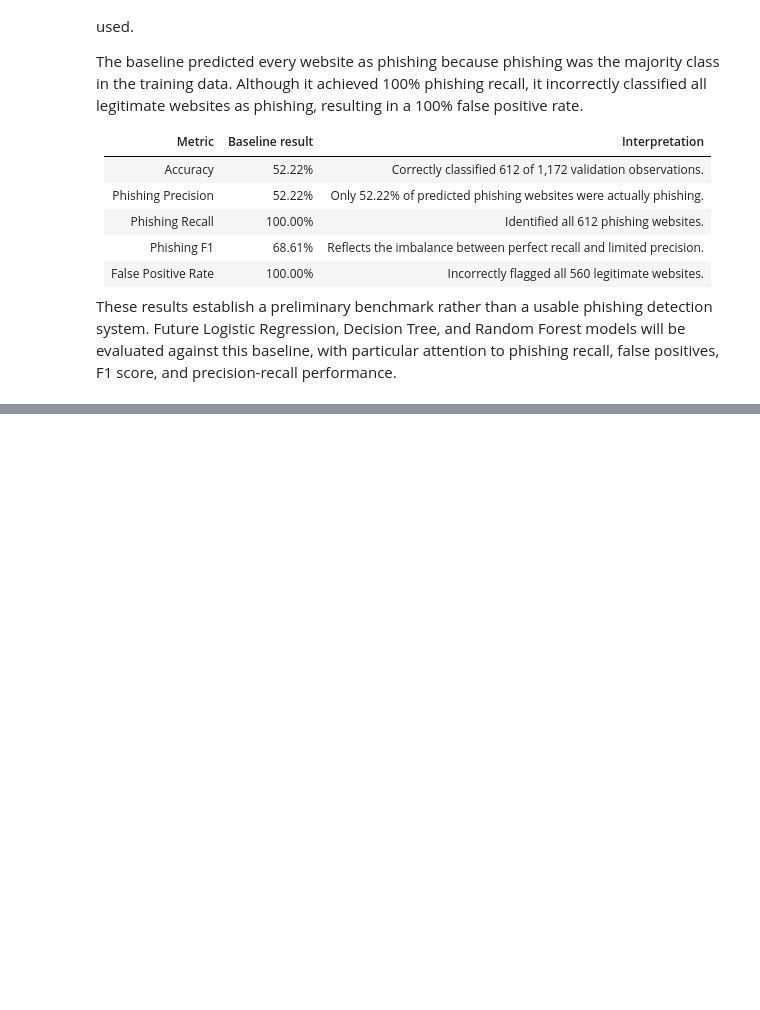
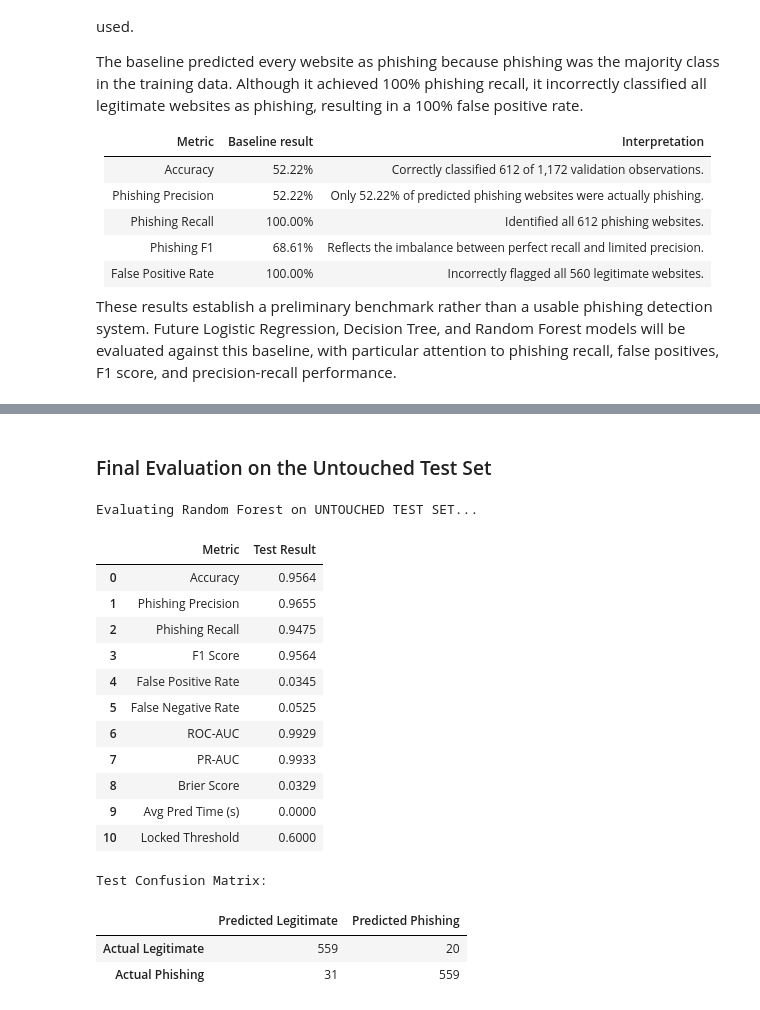
Before and after one commit to Edel123/phishing-website-detection, a Jupyter notebook: IS_665_Project.ipynb, the cells around one changed output, grey strips where cells are left out. Saved outputs shown, nothing was run; the diff lists cells and outputs as text; code cells hidden in the pictures; blank space fills up the shorter version.

```diff
--- a/IS_665_Project.ipynb
+++ b/IS_665_Project.ipynb
@@ -1095,0 +1253,62 @@ These results establish a preliminary benchmark rather than a usable phishing de
+# %% [markdown]
+### Final Evaluation on the Untouched Test Set
+# %%
+# 6. Evaluate Selected Model on Untouched Test Set
+print(f"Evaluating {final_model_name} on UNTOUCHED TEST SET...")
+
+start_time = time.time()
+test_probs = final_model.predict_proba(X_test)[:, 1]
+pred_time = time.time() - start_time
+avg_pred_time = pred_time / len(X_test)
+
+test_preds = (test_probs >= final_threshold).astype(int)
+
+# Metrics
+tn, fp, fn, tp = confusion_matrix(y_test_bin, test_preds, labels=[0, 1]).ravel()
+fpr = fp / (fp + tn) if (fp + tn) > 0 else 0
+fnr = fn / (fn + tp) if (fn + tp) > 0 else 0
+roc_auc = roc_auc_score(y_test_bin, test_probs)
+pr_auc = average_precision_score(y_test_bin, test_probs)
+brier = brier_score_loss(y_test_bin, test_probs)
+
+test_metrics = pd.DataFrame({
+    'Metric': [
+        'Accuracy', 'Phishing Precision', 'Phishing Recall', 'F1 Score',
+        'False Positive Rate', 'False Negative Rate', 'ROC-AUC', 'PR-AUC',
+        'Brier Score', 'Avg Pred Time (s)', 'Locked Threshold'
+    ],
+    'Test Result': [
+        accuracy_score(y_test_bin, test_preds),
+        precision_score(y_test_bin, test_preds),
+        tp / (tp + fn),
+        f1_score(y_test_bin, test_preds),
+        fpr, fnr, roc_auc, pr_auc, brier, avg_pred_time, final_threshold
+    ]
+})
+
+display(test_metrics.round(4))
+
+print("\nTest Confusion Matrix:")
+conf_matrix_df = pd.DataFrame(
+    {'Predicted Legitimate': [tn, fn], 'Predicted Phishing': [fp, tp]},
+    index=['Actual Legitimate', 'Actual Phishing']
+)
+display(conf_matrix_df)
+# %% [output]
+Evaluating Random Forest on UNTOUCHED TEST SET...
+|  | Metric | Test Result |
+| 0 | Accuracy | 0.9564 |
+| 1 | Phishing Precision | 0.9655 |
+| 2 | Phishing Recall | 0.9475 |
+| 3 | F1 Score | 0.9564 |
+| 4 | False Positive Rate | 0.0345 |
+| 5 | False Negative Rate | 0.0525 |
+| 6 | ROC-AUC | 0.9929 |
+| 7 | PR-AUC | 0.9933 |
+| 8 | Brier Score | 0.0329 |
+| 9 | Avg Pred Time (s) | 0.0000 |
+| 10 | Locked Threshold | 0.6000 |
+Test Confusion Matrix:
+|  | Predicted Legitimate | Predicted Phishing |
+| Actual Legitimate | 559 | 20 |
+| Actual Phishing | 31 | 559 |
```
Also changed, not shown: parts of 17 cells of this notebook.
